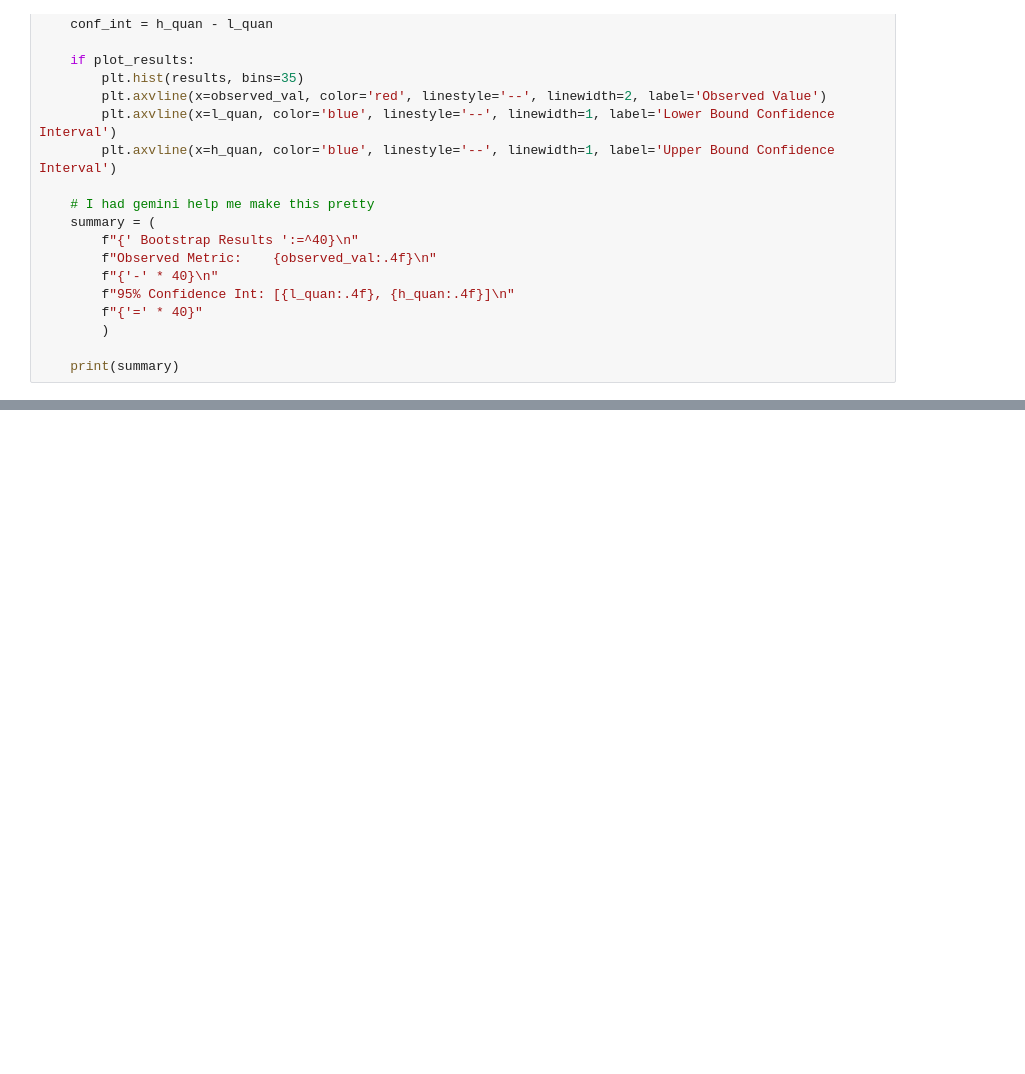
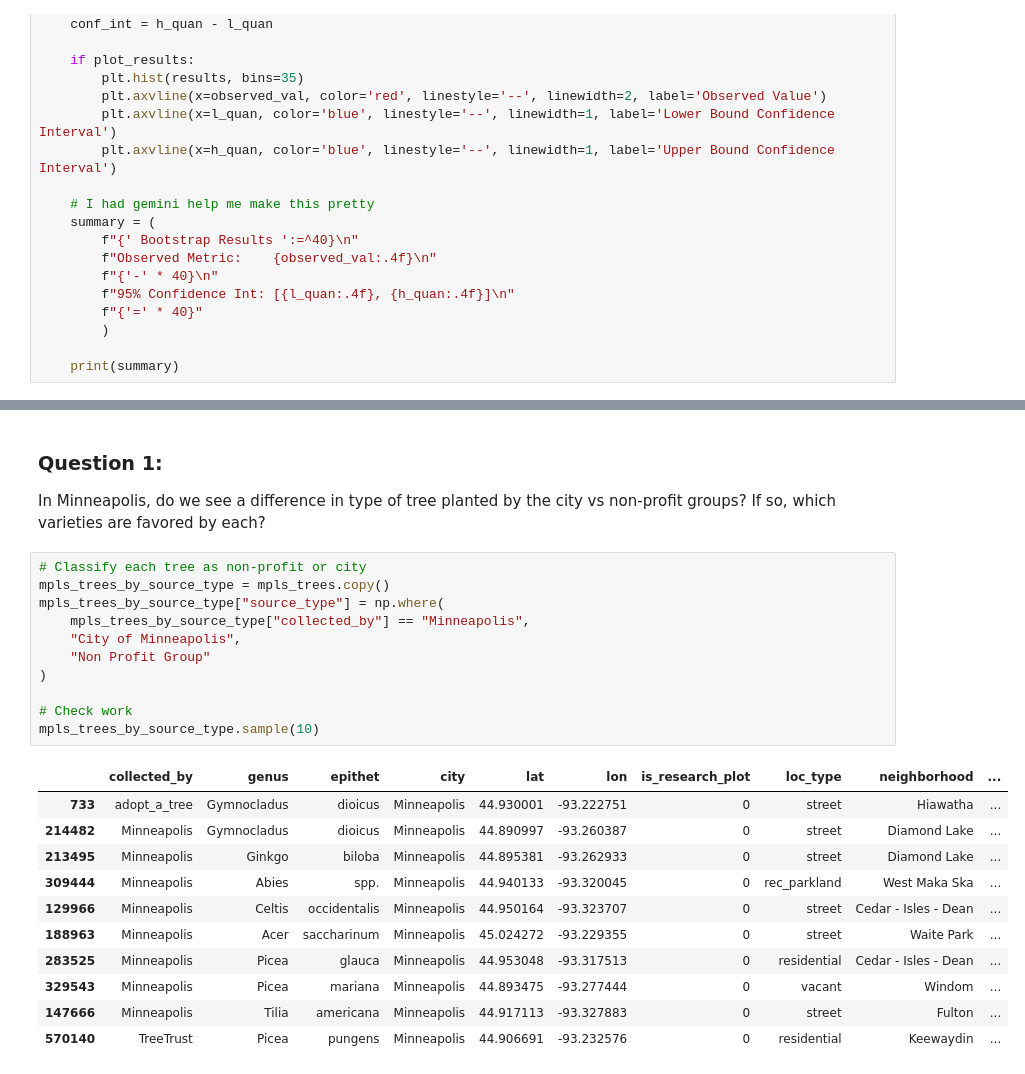
Before and after one commit to josiahpasse-cmd/minneapolis-tree-analysis, a Jupyter notebook: analysis.ipynb, the cells around one changed output, grey strips where cells are left out. Cells and saved outputs as stored; diff of their text form; blank space fills up the shorter version.

```diff
--- a/analysis.ipynb
+++ b/analysis.ipynb
@@ -648,0 +691,26 @@ Mean of Boots:      4377.2018
+# %% [markdown]
+### Question 1:
+In Minneapolis, do we see a difference in type of tree planted by the city vs non-profit groups? If so, which varieties are favored by each?
+# %%
+# Classify each tree as non-profit or city
+mpls_trees_by_source_type = mpls_trees.copy()
+mpls_trees_by_source_type["source_type"] = np.where(
+    mpls_trees_by_source_type["collected_by"] == "Minneapolis",
+    "City of Minneapolis",
+    "Non Profit Group"
+)
+
+# Check work
+mpls_trees_by_source_type.sample(10)
+# %% [output]
+|  | collected_by | genus | epithet | city | lat | lon | is_research_plot | loc_type | neighborhood | ... |
+| 733 | adopt_a_tree | Gymnocladus | dioicus | Minneapolis | 44.930001 | -93.222751 | 0 | street | Hiawatha | ... |
+| 214482 | Minneapolis | Gymnocladus | dioicus | Minneapolis | 44.890997 | -93.260387 | 0 | street | Diamond Lake | ... |
+| 213495 | Minneapolis | Ginkgo | biloba | Minneapolis | 44.895381 | -93.262933 | 0 | street | Diamond Lake | ... |
+| 309444 | Minneapolis | Abies | spp. | Minneapolis | 44.940133 | -93.320045 | 0 | rec_parkland | West Maka Ska | ... |
+| 129966 | Minneapolis | Celtis | occidentalis | Minneapolis | 44.950164 | -93.323707 | 0 | street | Cedar - Isles - Dean | ... |
+| 188963 | Minneapolis | Acer | saccharinum | Minneapolis | 45.024272 | -93.229355 | 0 | street | Waite Park | ... |
+| 283525 | Minneapolis | Picea | glauca | Minneapolis | 44.953048 | -93.317513 | 0 | residential | Cedar - Isles - Dean | ... |
+| 329543 | Minneapolis | Picea | mariana | Minneapolis | 44.893475 | -93.277444 | 0 | vacant | Windom | ... |
+| 147666 | Minneapolis | Tilia | americana | Minneapolis | 44.917113 | -93.327883 | 0 | street | Fulton | ... |
+| 570140 | TreeTrust | Picea | pungens | Minneapolis | 44.906691 | -93.232576 | 0 | residential | Keewaydin | ... |
```
Also changed, not shown: parts of 23 cells of this notebook.
